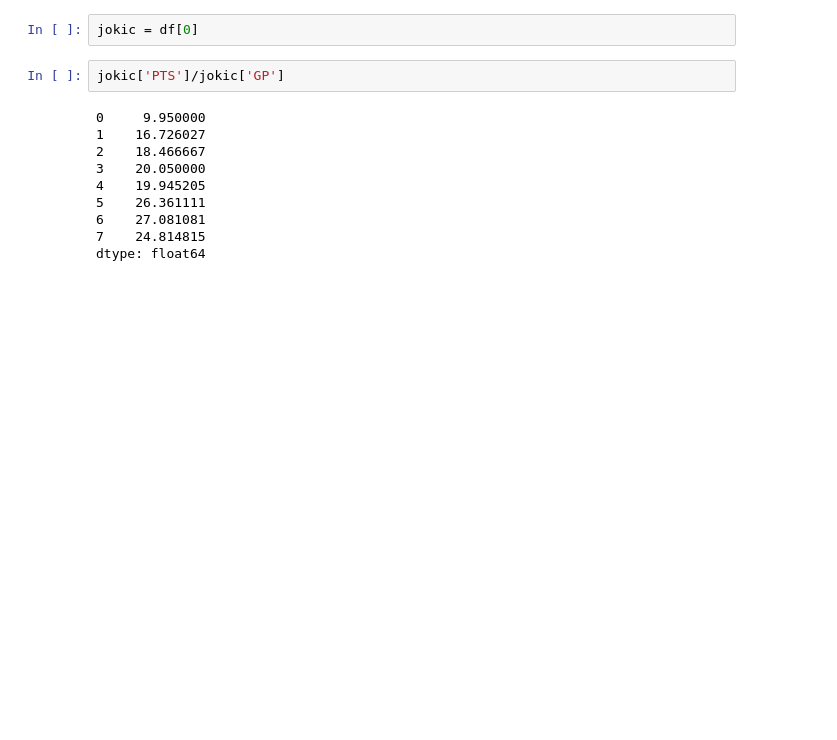
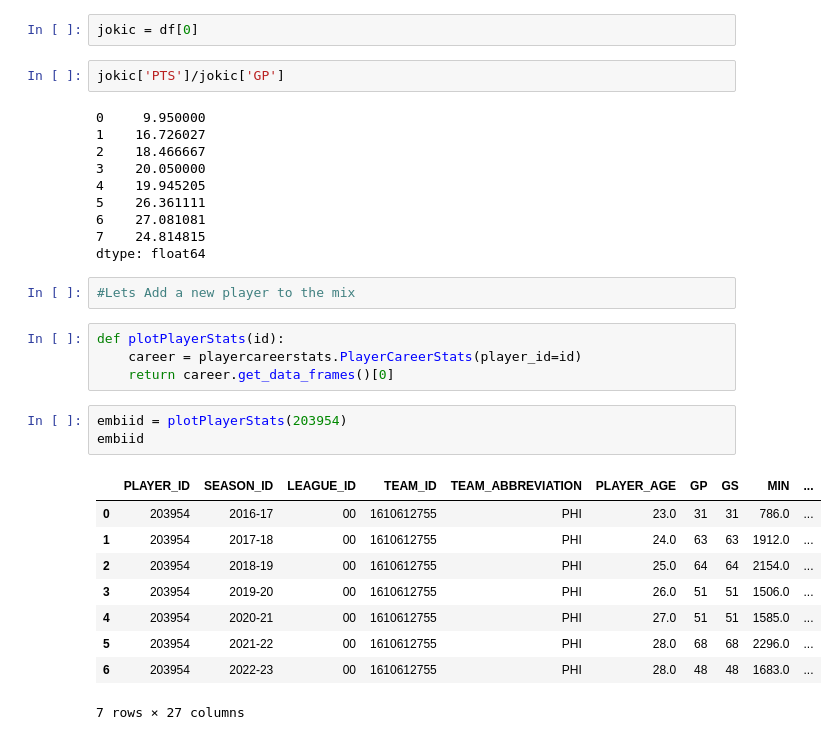
Before and after one commit to gporceng/NBA_Graphs, a Jupyter notebook: Demo.ipynb, the cells around one changed output. Saved outputs shown, nothing was run; the diff lists cells and outputs as text; blank space fills up the shorter version.

```diff
--- a/Demo.ipynb
+++ b/Demo.ipynb
@@ -138,3 +138,22 @@ jokic['PTS']/jokic['GP']
 6    27.081081
 7    24.814815
 dtype: float64
+# %%
+#Lets Add a new player to the mix
+# %%
+def plotPlayerStats(id):
+    career = playercareerstats.PlayerCareerStats(player_id=id)
+    return career.get_data_frames()[0]
+# %%
+embiid = plotPlayerStats(203954)
+embiid
+# %% [output]
+|  | PLAYER_ID | SEASON_ID | LEAGUE_ID | TEAM_ID | TEAM_ABBREVIATION | PLAYER_AGE | GP | GS | MIN | ... |
+| 0 | 203954 | 2016-17 | 00 | 1610612755 | PHI | 23.0 | 31 | 31 | 786.0 | ... |
+| 1 | 203954 | 2017-18 | 00 | 1610612755 | PHI | 24.0 | 63 | 63 | 1912.0 | ... |
+| 2 | 203954 | 2018-19 | 00 | 1610612755 | PHI | 25.0 | 64 | 64 | 2154.0 | ... |
+| 3 | 203954 | 2019-20 | 00 | 1610612755 | PHI | 26.0 | 51 | 51 | 1506.0 | ... |
+| 4 | 203954 | 2020-21 | 00 | 1610612755 | PHI | 27.0 | 51 | 51 | 1585.0 | ... |
+| 5 | 203954 | 2021-22 | 00 | 1610612755 | PHI | 28.0 | 68 | 68 | 2296.0 | ... |
+| 6 | 203954 | 2022-23 | 00 | 1610612755 | PHI | 28.0 | 48 | 48 | 1683.0 | ... |
+7 rows × 27 columns
```
Also changed, not shown: parts of 2 cells of this notebook.
